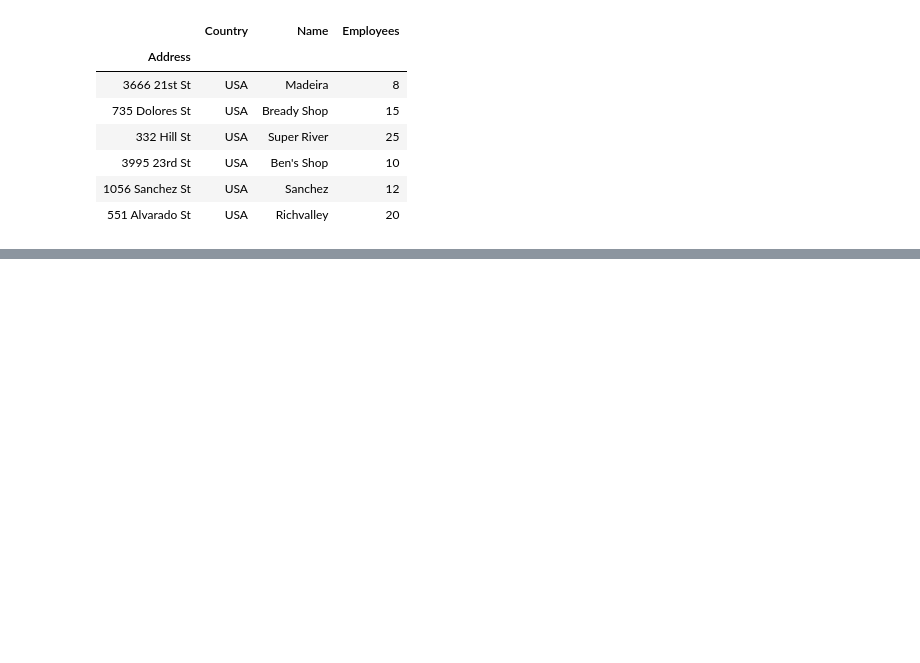
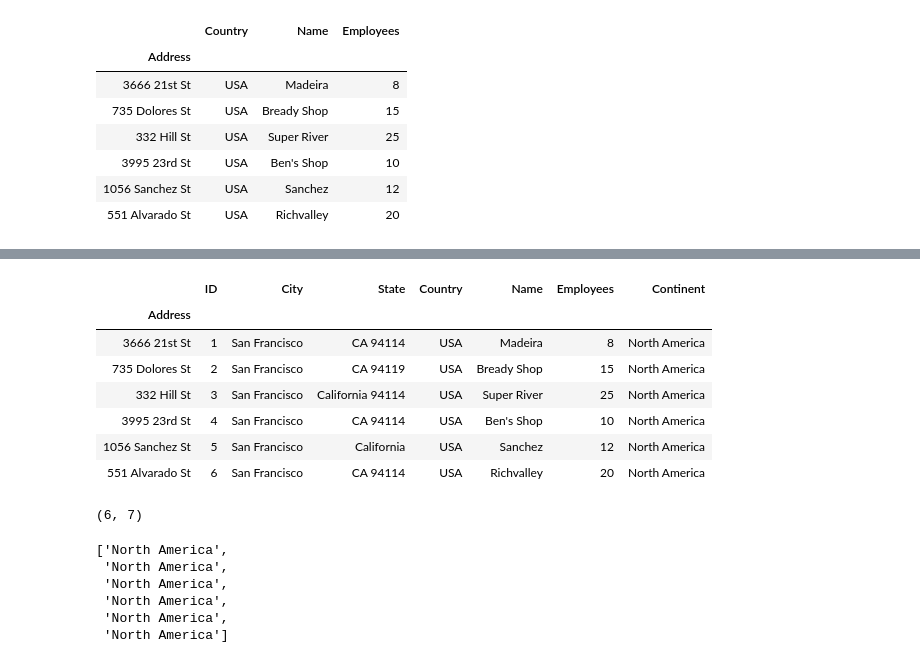
Before and after one commit to ajay1706/data-analysis-jn, a Jupyter notebook: supermarket/Untitled.ipynb, the cells around one changed output, grey strips where cells are left out. Drawn from its saved outputs; the diff is of its cells as text; code cells hidden in the pictures; blank space fills up the shorter version.

```diff
--- a/supermarket/Untitled.ipynb
+++ b/supermarket/Untitled.ipynb
@@ -277,0 +289,26 @@ df8.drop(df8.columns[0:3],1)
+# %%
+df8["Continent"]=df8.shape[0]*["North America"]
+# %%
+df8
+# %% [output]
+|  | ID | City | State | Country | Name | Employees | Continent |
+| Address |  |  |  |  |  |  |  |
+| 3666 21st St | 1 | San Francisco | CA 94114 | USA | Madeira | 8 | North America |
+| 735 Dolores St | 2 | San Francisco | CA 94119 | USA | Bready Shop | 15 | North America |
+| 332 Hill St | 3 | San Francisco | California 94114 | USA | Super River | 25 | North America |
+| 3995 23rd St | 4 | San Francisco | CA 94114 | USA | Ben's Shop | 10 | North America |
+| 1056 Sanchez St | 5 | San Francisco | California | USA | Sanchez | 12 | North America |
+| 551 Alvarado St | 6 | San Francisco | CA 94114 | USA | Richvalley | 20 | North America |
+# %%
+df8.shape
+# %% [output]
+(6, 7)
+# %%
+df8.shape[0]*["North America"]
+# %% [output]
+['North America',
+ 'North America',
+ 'North America',
+ 'North America',
+ 'North America',
+ 'North America']
```
Also changed, not shown: parts of 3 cells of this notebook.
